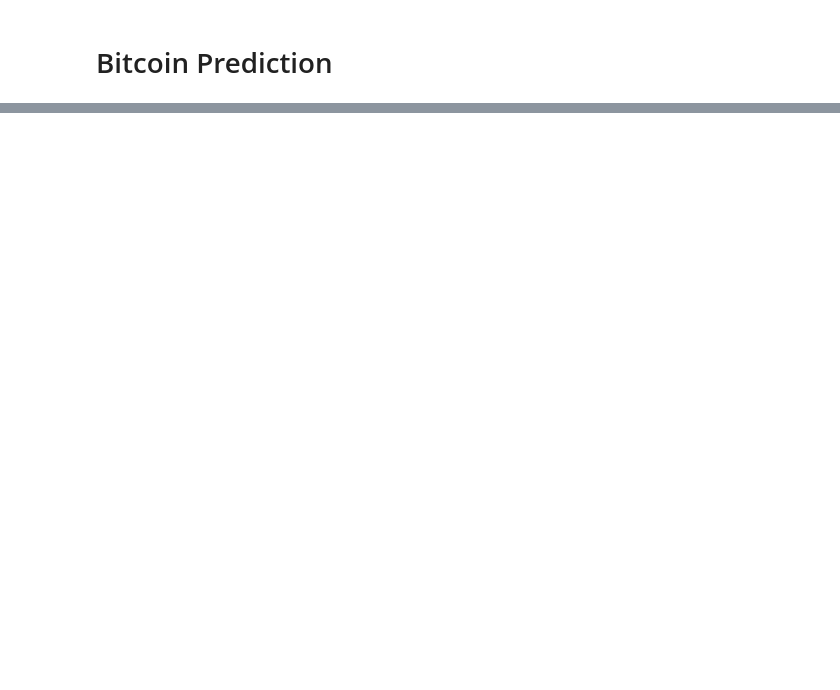
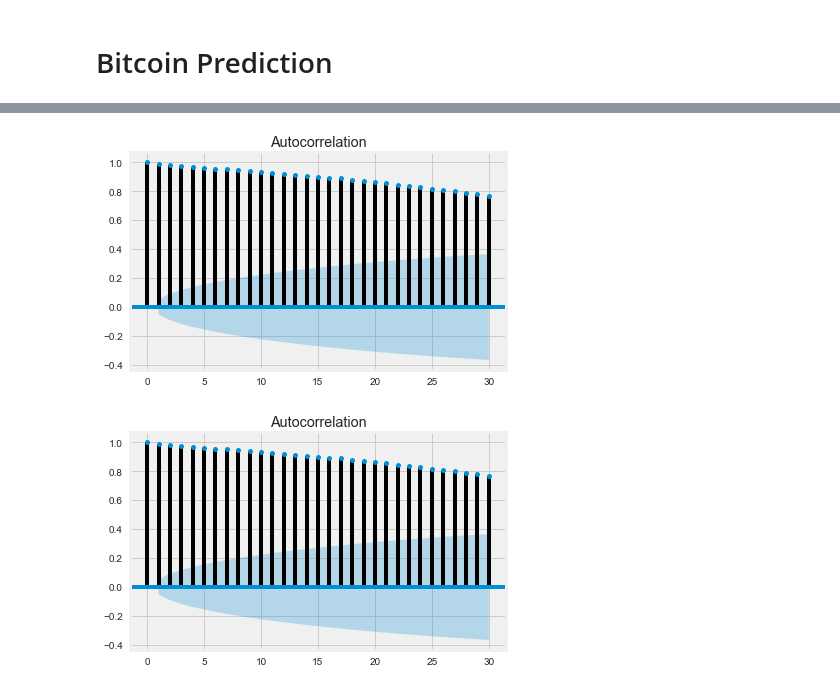
Before and after one commit to Akanta21/GA_DAT5, a Jupyter notebook: Bitcoin.ipynb, the cells around one changed output, grey strips where cells are left out. Drawn from its saved outputs; the diff is of its cells as text; code cells hidden in the pictures; blank space fills up the shorter version.

```diff
--- a/Bitcoin.ipynb
+++ b/Bitcoin.ipynb
@@ -34,0 +100,7 @@ sns.heatmap(data.corr())
+# %%
+from statsmodels.graphics.tsaplots import plot_acf
+
+plot_acf(data['Weighted Price'], lags=30)
+# %% [output]
+[figure, added]
+[figure, added]
```
Also changed, not shown: parts of 18 cells of this notebook, 1 other file.
